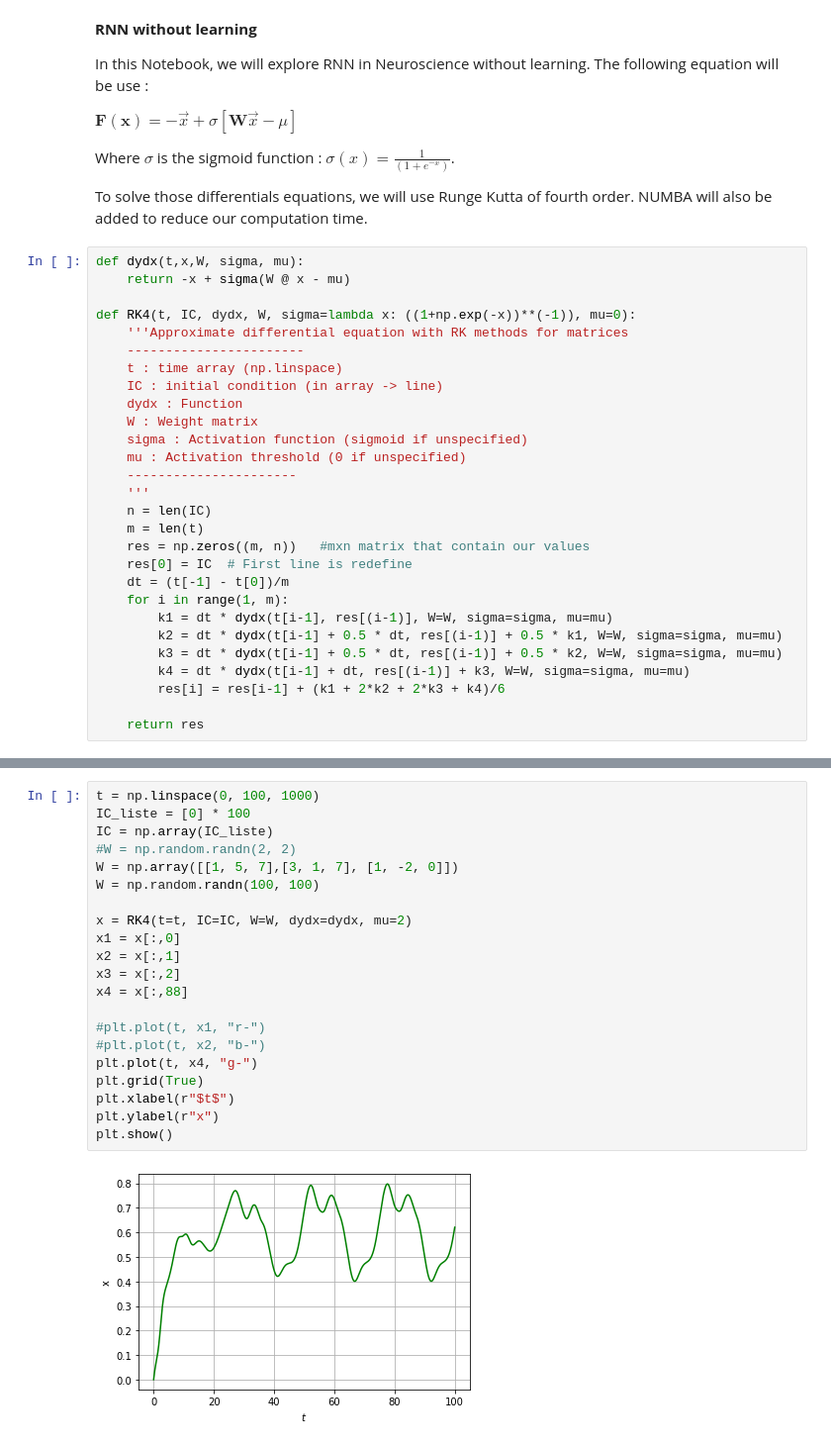
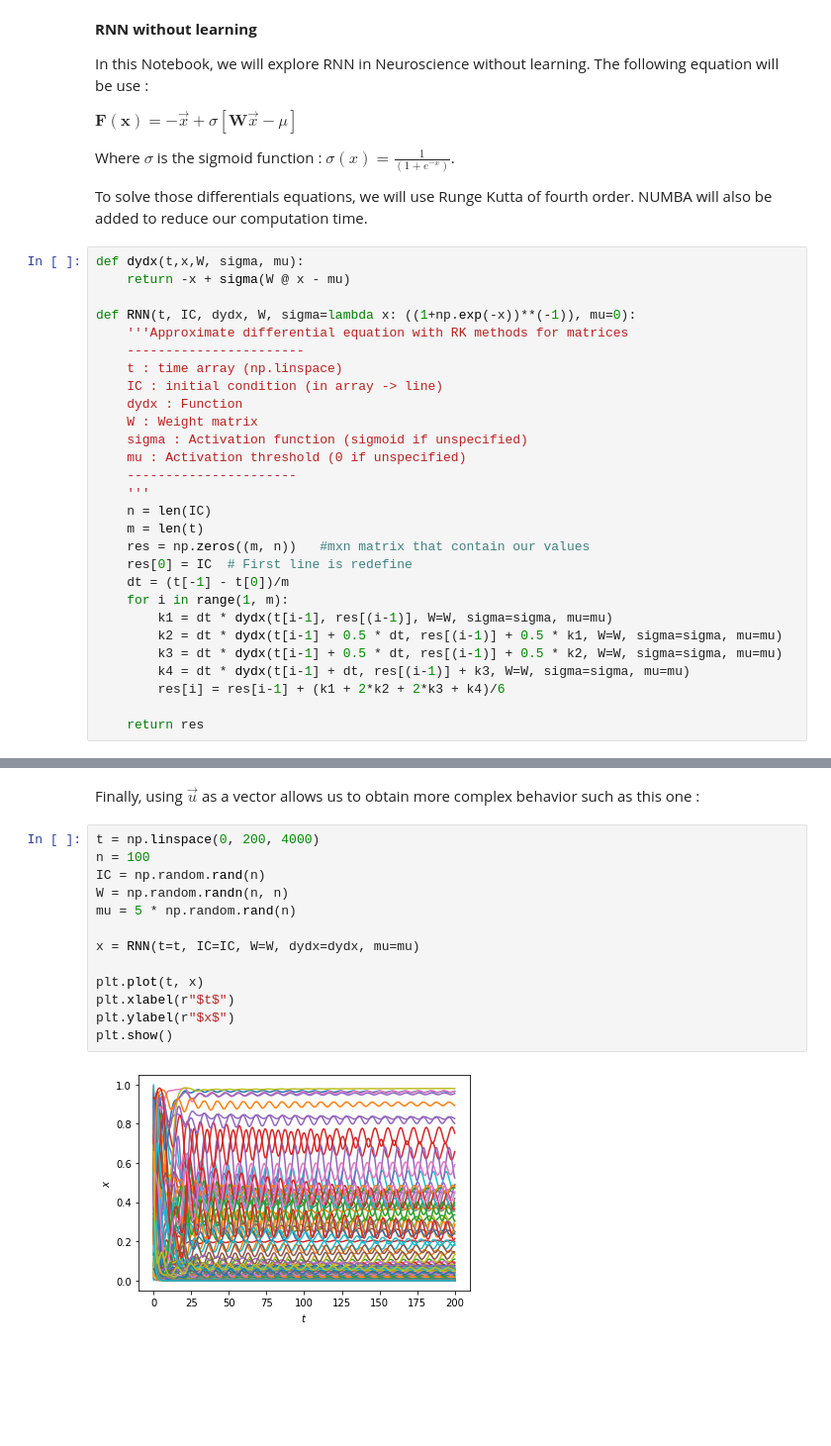
Before and after one commit to DCC-Lab/Computational-neuroscience-RNNs-, a Jupyter notebook: RNN without learning/RNN_WithoutLR.ipynb, the cells around one changed output, grey strips where cells are left out. Shown at 99% size. Drawn from its saved outputs; the diff is of its cells as text; blank space fills up the shorter version.

```diff
--- a/RNN without learning/RNN_WithoutLR.ipynb
+++ b/RNN without learning/RNN_WithoutLR.ipynb
@@ -17,7 +15,7 @@ To solve those differentials equations, we will use Runge Kutta of fourth order.
 def dydx(t,x,W, sigma, mu):
     return -x + sigma(W @ x - mu)
 
-def RK4(t, IC, dydx, W, sigma=lambda x: ((1+np.exp(-x))**(-1)), mu=0):
+def RNN(t, IC, dydx, W, sigma=lambda x: ((1+np.exp(-x))**(-1)), mu=0):
     '''Approximate differential equation with RK methods for matrices
     -----------------------
     t : time array (np.linspace)
@@ -44,23 +216,17 @@ def RK4(t, IC, dydx, W, sigma=lambda x: ((1+np.exp(-x))**(-1)), mu=0):
+# %% [markdown]
+Finally, using $\vec{u}$ as a vector allows us to obtain more complex behavior such as this one :
 # %%
-t = np.linspace(0, 100, 1000)
-IC_liste = [0] * 100
-IC = np.array(IC_liste)
-#W = np.random.randn(2, 2)
-W = np.array([[1, 5, 7],[3, 1, 7], [1, -2, 0]])
-W = np.random.randn(100, 100)
+t = np.linspace(0, 200, 4000)
+n = 100
+IC = np.random.rand(n)
+W = np.random.randn(n, n)
+mu = 5 * np.random.rand(n)
 
-x = RK4(t=t, IC=IC, W=W, dydx=dydx, mu=2)
-x1 = x[:,0]
-x2 = x[:,1]
-x3 = x[:,2]
-x4 = x[:,88]
+x = RNN(t=t, IC=IC, W=W, dydx=dydx, mu=mu)
 
-#plt.plot(t, x1, "r-")
-#plt.plot(t, x2, "b-")
-plt.plot(t, x4, "g-")
-plt.grid(True)
+plt.plot(t, x)
 plt.xlabel(r"$t$")
-plt.ylabel(r"x")
+plt.ylabel(r"$x$")
 plt.show()
 # %% [output]
-[figure, old version]
+[figure, new version]
```
Also changed, not shown: parts of 20 cells of this notebook.
